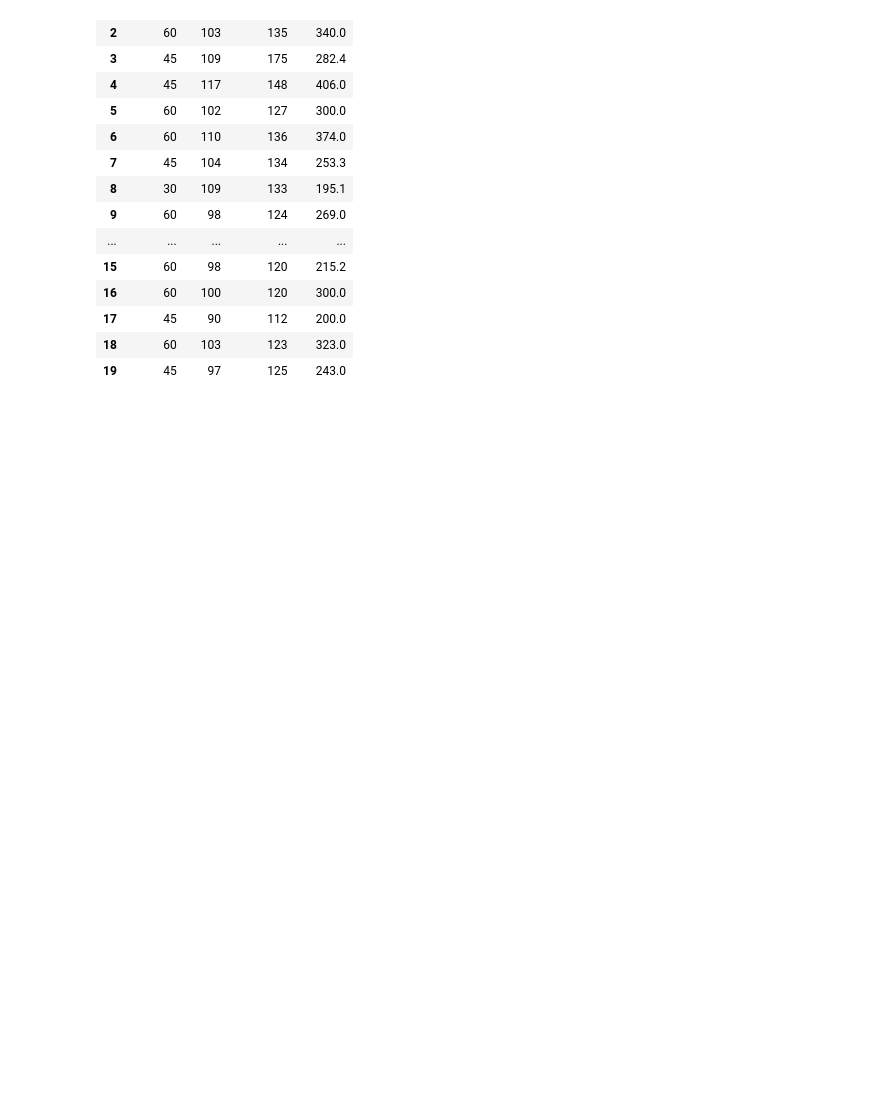
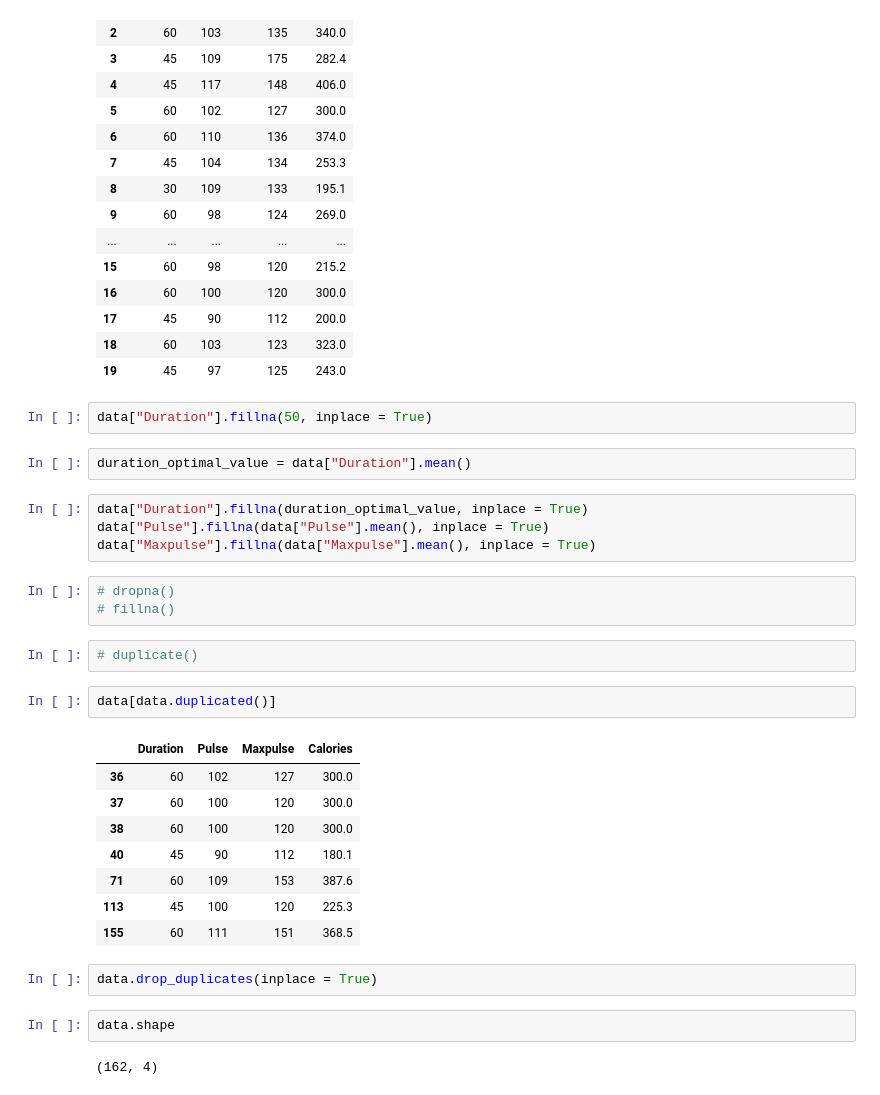
Before and after one commit to banvro/batch-12-to-1-python, a Jupyter notebook: june AI classes/start pandas/pandas data cleaning.ipynb, the cells around one changed output. Cells and saved outputs as stored; diff of their text form; blank space fills up the shorter version.

```diff
--- a/june AI classes/start pandas/pandas data cleaning.ipynb
+++ b/june AI classes/start pandas/pandas data cleaning.ipynb
@@ -186,3 +186,33 @@ data.head(20)
 | 17 | 45 | 90 | 112 | 200.0 |
 | 18 | 60 | 103 | 123 | 323.0 |
 | 19 | 45 | 97 | 125 | 243.0 |
+# %%
+data["Duration"].fillna(50, inplace = True)
+# %%
+duration_optimal_value = data["Duration"].mean()
+# %%
+data["Duration"].fillna(duration_optimal_value, inplace = True)
+data["Pulse"].fillna(data["Pulse"].mean(), inplace = True)
+data["Maxpulse"].fillna(data["Maxpulse"].mean(), inplace = True)
+# %%
+# dropna()
+# fillna()
+# %%
+# duplicate()
+# %%
+data[data.duplicated()]
+# %% [output]
+|  | Duration | Pulse | Maxpulse | Calories |
+| 36 | 60 | 102 | 127 | 300.0 |
+| 37 | 60 | 100 | 120 | 300.0 |
+| 38 | 60 | 100 | 120 | 300.0 |
+| 40 | 45 | 90 | 112 | 180.1 |
+| 71 | 60 | 109 | 153 | 387.6 |
+| 113 | 45 | 100 | 120 | 225.3 |
+| 155 | 60 | 111 | 151 | 368.5 |
+# %%
+data.drop_duplicates(inplace = True)
+# %%
+data.shape
+# %% [output]
+(162, 4)
```
